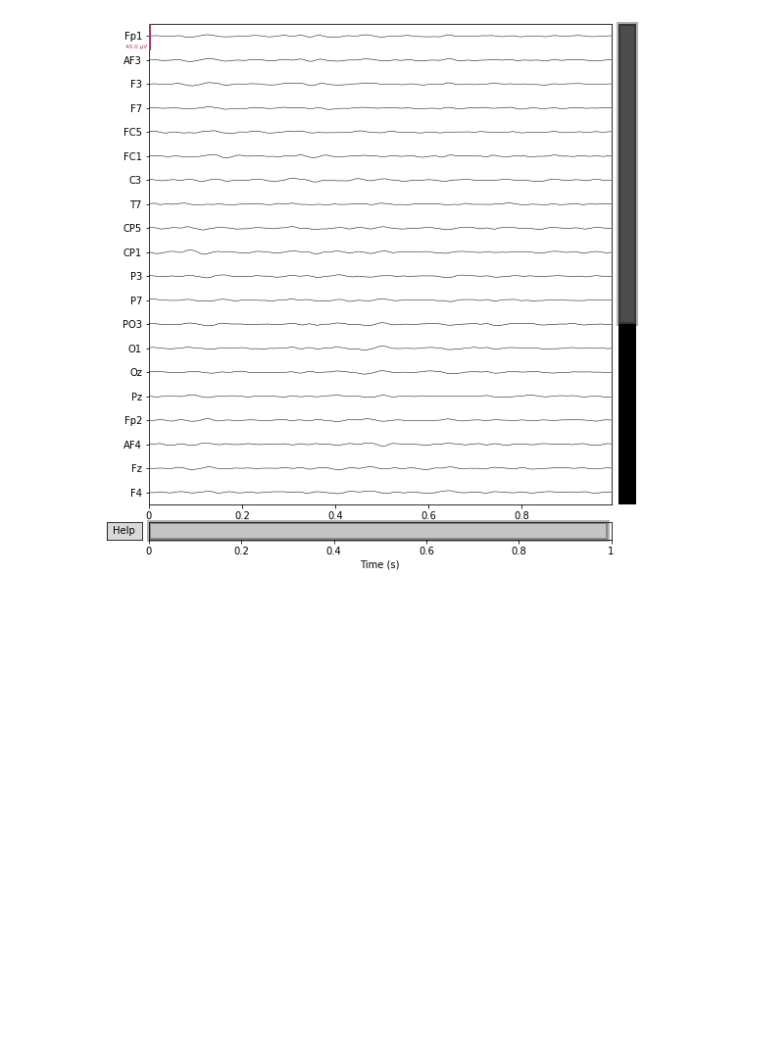
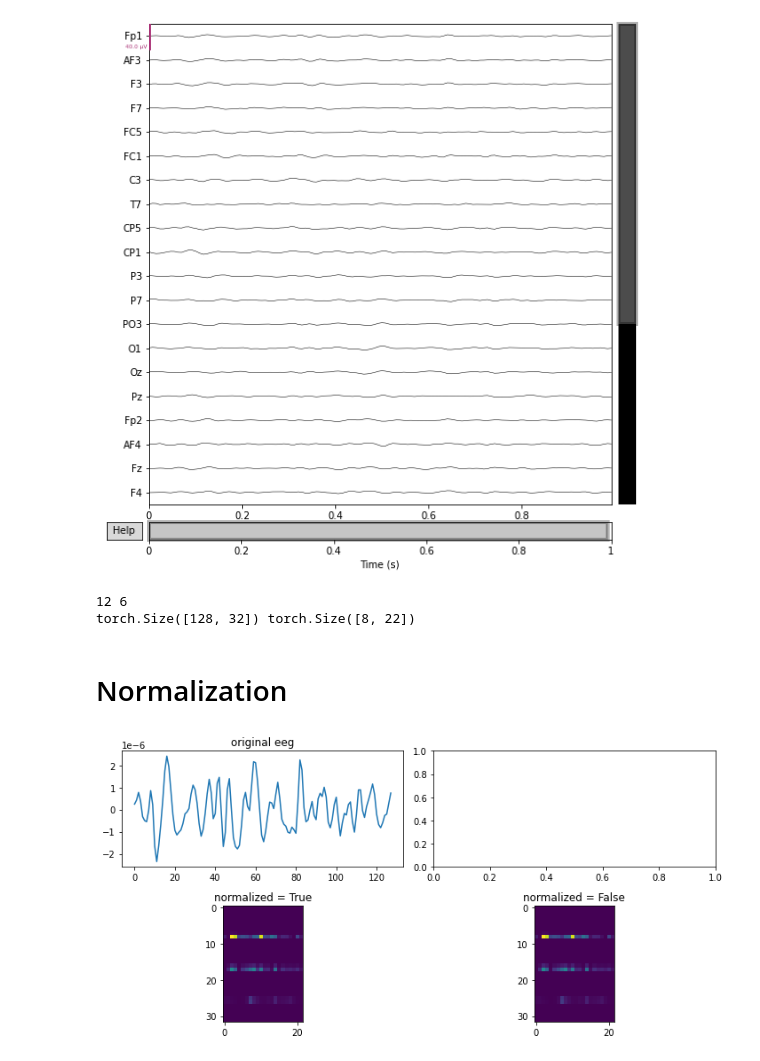
Before and after one commit to rom42pla/sateer, a Jupyter notebook: notebooks/spectrogram.ipynb, the cells around one changed output. Saved outputs shown, nothing was run; the diff lists cells and outputs as text; code cells hidden in the pictures; blank space fills up the shorter version.

```diff
--- a/notebooks/spectrogram.ipynb
+++ b/notebooks/spectrogram.ipynb
@@ -37,3 +39,57 @@ plot_eeg_sample(sample)
 # %% [output]
 Opening raw-browser...
 [figure]
+# %%
+from torchaudio import transforms
+
+window_size = int(dataset.sampling_rate * 0.1)
+window_stride = int(dataset.sampling_rate * 0.05)
+print(window_size, window_stride)
+
+mel_fn = transforms.MelSpectrogram(
+    sample_rate=dataset.sampling_rate,
+    f_min=0, f_max=50,
+    n_mels=8,
+    center=True,
+    n_fft=window_size,
+    normalized=False,
+    power=2,
+    win_length=window_size,
+    hop_length=window_stride,
+    # pad=self.window_stride // 2,
+    pad=0,
+)
+spectrogram = mel_fn(sample[:, 0])  # (b c m s)
+print(sample.shape, spectrogram.shape)
+# einops.rearrange(mel_fn(sample), "s ")
+# %% [output]
+12 6
+torch.Size([128, 32]) torch.Size([8, 22])
+# %% [markdown]
+# Normalization
+# %%
+fig, axs = plt.subplots(nrows=2, ncols=2, tight_layout=True, figsize=(10, 5))
+axs[0, 0].plot(sample[:, 0])
+axs[0, 0].set_title("original eeg")
+for i, normalized in enumerate([True, False]):
+    window_size = int(0.1 * dataset.sampling_rate)
+    window_stride = int(0.05 * dataset.sampling_rate)
+    mel_fn = transforms.MelSpectrogram(
+        sample_rate=dataset.sampling_rate,
+        f_min=0, f_max=40,
+        n_mels=32,
+        center=True,
+        n_fft=window_size,
+        normalized=normalized,
+        power=2,
+        win_length=window_size,
+        hop_length=window_stride,
+        # pad=self.window_stride // 2,
+        pad=0,
+    )
+    spectrogram = mel_fn(sample[:, 0])  # (m s)
+    axs[1, i].imshow(spectrogram)
+    axs[1, i].set_title(f"normalized = {normalized}")
+plt.show()
+# %% [output]
+[figure, added]
```
Also changed, not shown: parts of 8 cells of this notebook, 1 other file.
